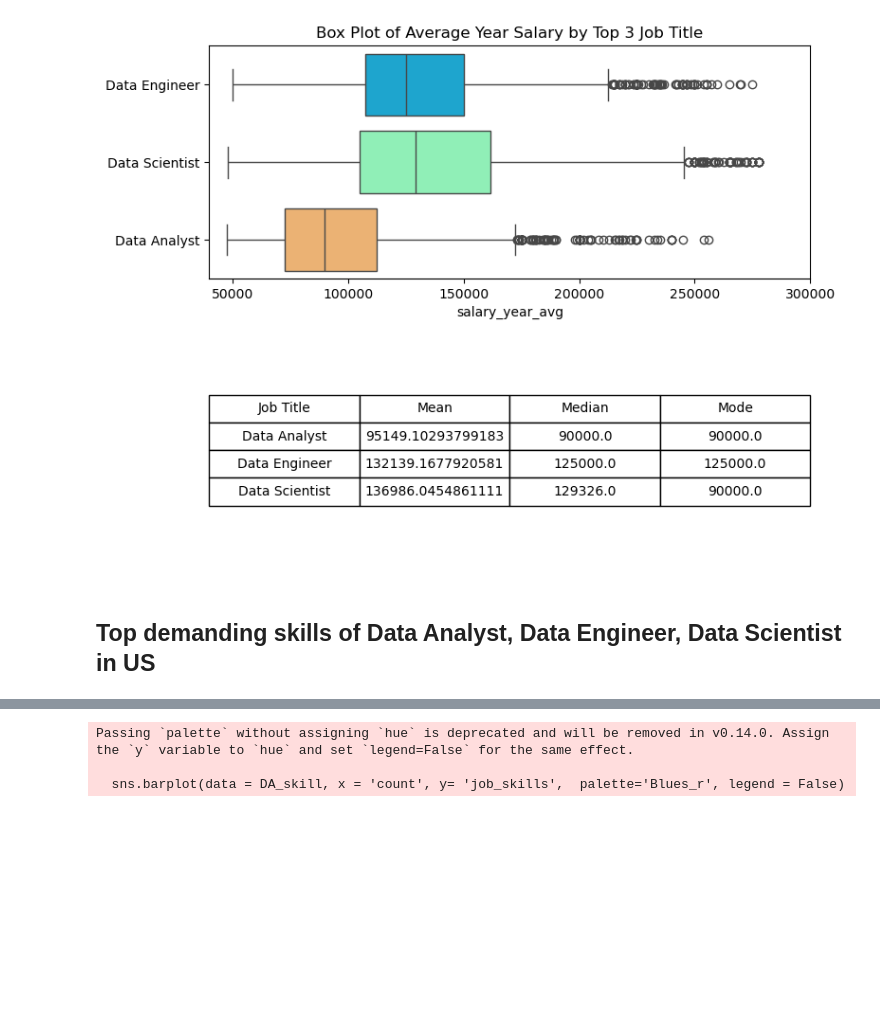
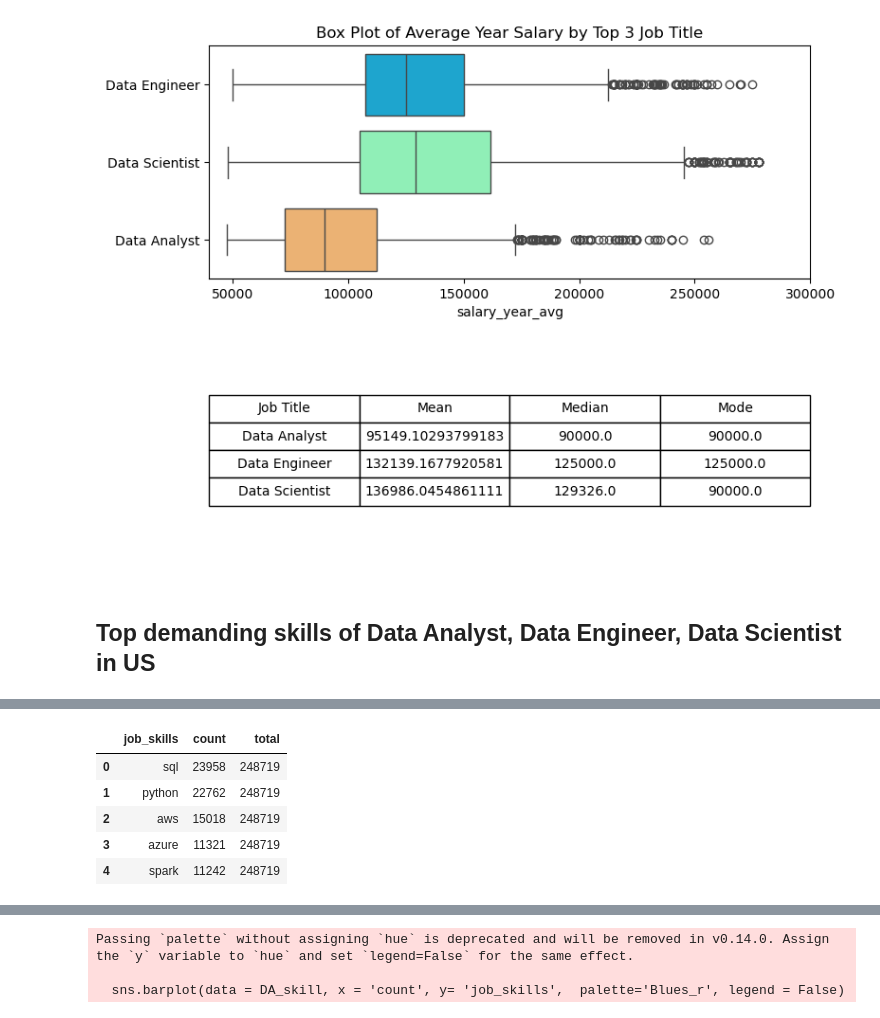
Before and after one commit to DiiNguyen/Job-Postings-Analysis, a Jupyter notebook: project_youtube/project.ipynb, the cells around one changed output, grey strips where cells are left out. Cells and saved outputs as stored; diff of their text form; code cells hidden in the pictures; blank space fills up the shorter version.

```diff
--- a/project_youtube/project.ipynb
+++ b/project_youtube/project.ipynb
@@ -268,0 +294,9 @@ DS_skill = df_top_3_exp.loc[df_top_3_exp['job_title_short'] == 'Data Scientist']
+# %%
+DE_skill
+# %% [output]
+|  | job_skills | count | total |
+| 0 | sql | 23958 | 248719 |
+| 1 | python | 22762 | 248719 |
+| 2 | aws | 15018 | 248719 |
+| 3 | azure | 11321 | 248719 |
+| 4 | spark | 11242 | 248719 |
```
Also changed, not shown: parts of 6 cells of this notebook, 2 other files.
